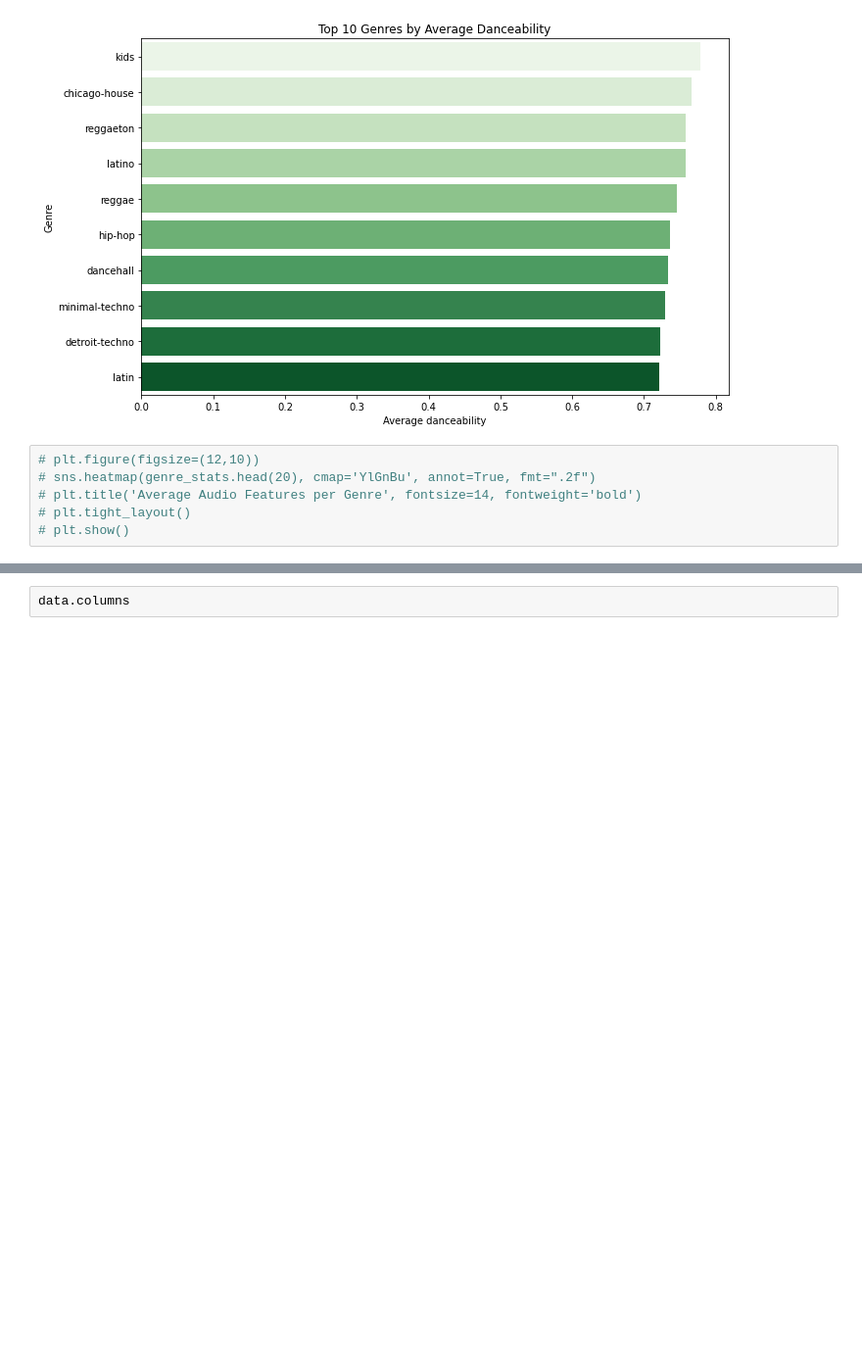
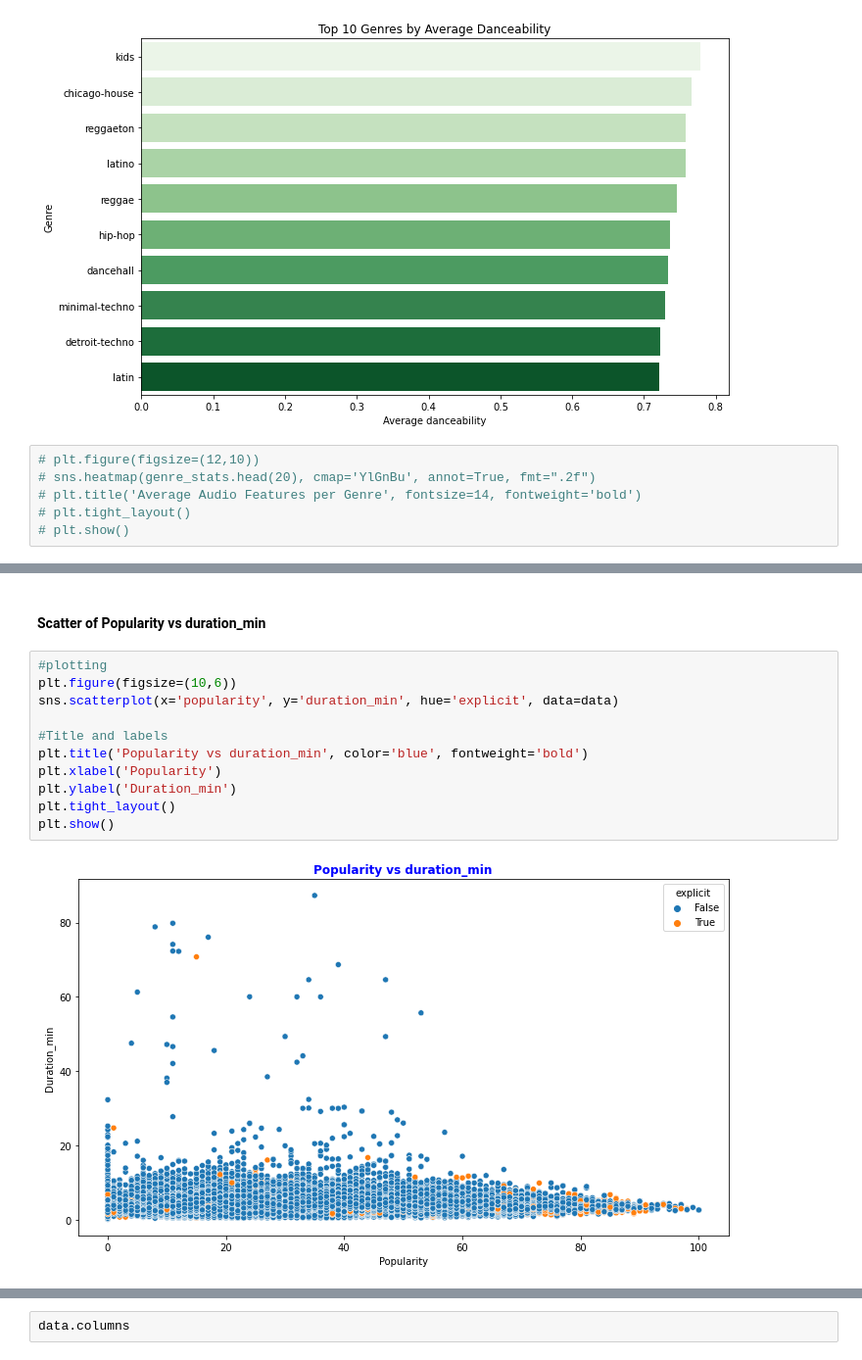
Before and after one commit to C-3DevO/spotify_analysis, a Jupyter notebook: music.ipynb, the cells around one changed output, grey strips where cells are left out. Shown at 98% size. Drawn from its saved outputs; the diff is of its cells as text; blank space fills up the shorter version.

```diff
--- a/music.ipynb
+++ b/music.ipynb
@@ -512,0 +532,15 @@ plt.show()
+# %% [markdown]
+#### Scatter of Popularity vs duration_min
+# %%
+#plotting
+plt.figure(figsize=(10,6))
+sns.scatterplot(x='popularity', y='duration_min', hue='explicit', data=data)
+
+#Title and labels
+plt.title('Popularity vs duration_min', color='blue', fontweight='bold')
+plt.xlabel('Popularity')
+plt.ylabel('Duration_min')
+plt.tight_layout()
+plt.show()
+# %% [output]
+[figure, added]
```
Also changed, not shown: parts of 25 cells of this notebook.
